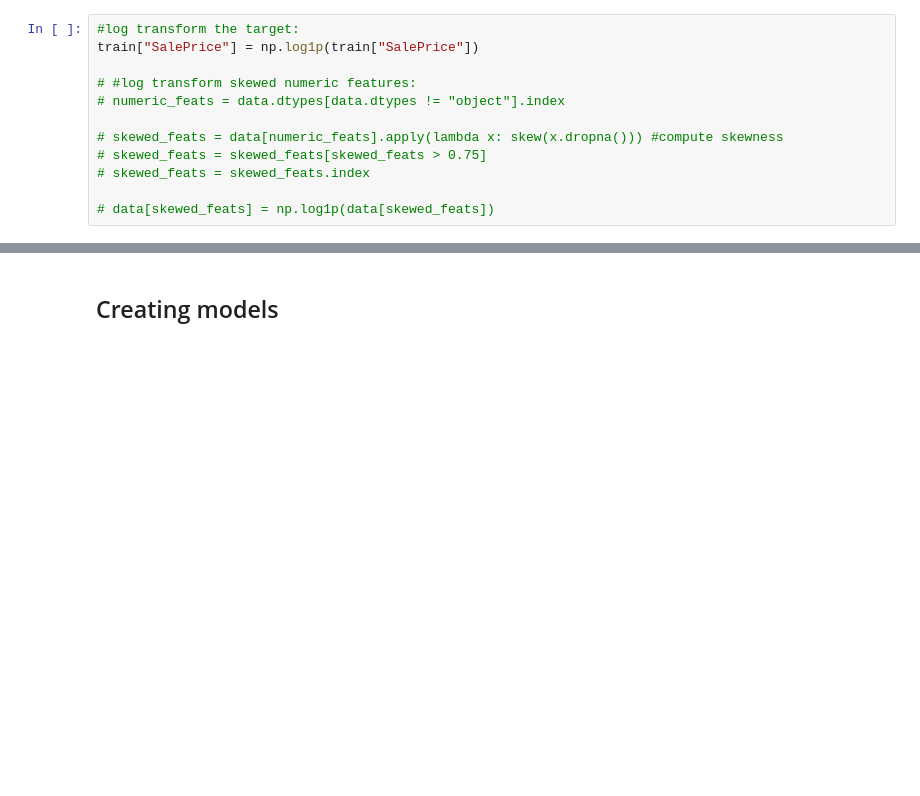
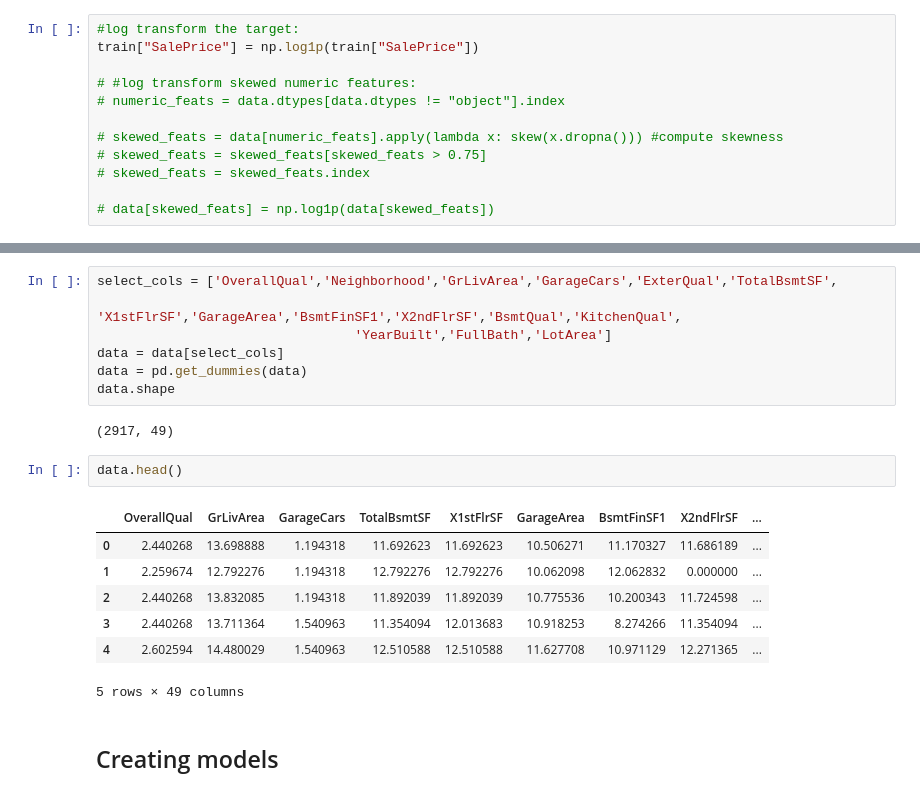
Before and after one commit to 4m4n5/sys6018-competition-house-prices, a Jupyter notebook: Aman/linearmodels.ipynb, the cells around one changed output, grey strips where cells are left out. Drawn from its saved outputs; the diff is of its cells as text; blank space fills up the shorter version.

Commit message:
Feature selection

```diff
--- a/Aman/linearmodels.ipynb
+++ b/Aman/linearmodels.ipynb
@@ -224,3 +308,22 @@ data.shape
+# %%
+select_cols = ['OverallQual','Neighborhood','GrLivArea','GarageCars','ExterQual','TotalBsmtSF',
+                                 'X1stFlrSF','GarageArea','BsmtFinSF1','X2ndFlrSF','BsmtQual','KitchenQual',
+                                 'YearBuilt','FullBath','LotArea']
+data = data[select_cols]
+data = pd.get_dummies(data)
+data.shape
+# %% [output]
+(2917, 49)
+# %%
+data.head()
+# %% [output]
+|  | OverallQual | GrLivArea | GarageCars | TotalBsmtSF | X1stFlrSF | GarageArea | BsmtFinSF1 | X2ndFlrSF | ... |
+| 0 | 2.440268 | 13.698888 | 1.194318 | 11.692623 | 11.692623 | 10.506271 | 11.170327 | 11.686189 | ... |
+| 1 | 2.259674 | 12.792276 | 1.194318 | 12.792276 | 12.792276 | 10.062098 | 12.062832 | 0.000000 | ... |
+| 2 | 2.440268 | 13.832085 | 1.194318 | 11.892039 | 11.892039 | 10.775536 | 10.200343 | 11.724598 | ... |
+| 3 | 2.440268 | 13.711364 | 1.540963 | 11.354094 | 12.013683 | 10.918253 | 8.274266 | 11.354094 | ... |
+| 4 | 2.602594 | 14.480029 | 1.540963 | 12.510588 | 12.510588 | 11.627708 | 10.971129 | 12.271365 | ... |
+5 rows × 49 columns
 # %% [markdown]
 ## Creating models
 # %%
```
Also changed, not shown: parts of 27 cells of this notebook, 8 other files.
